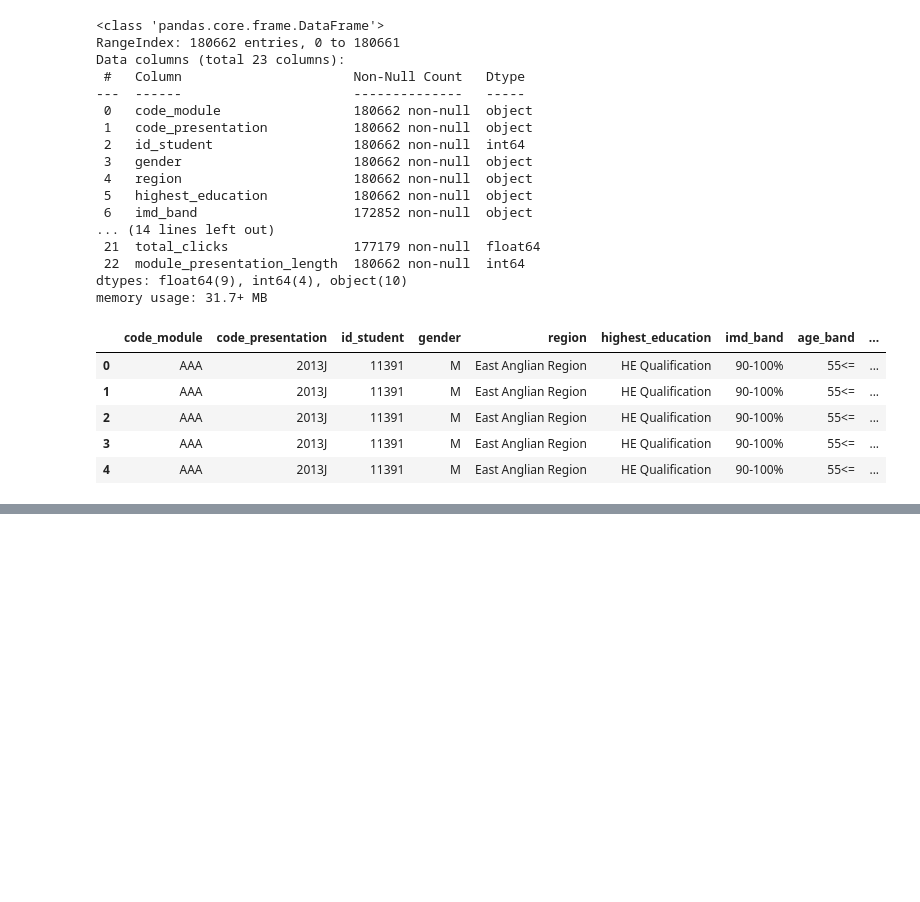
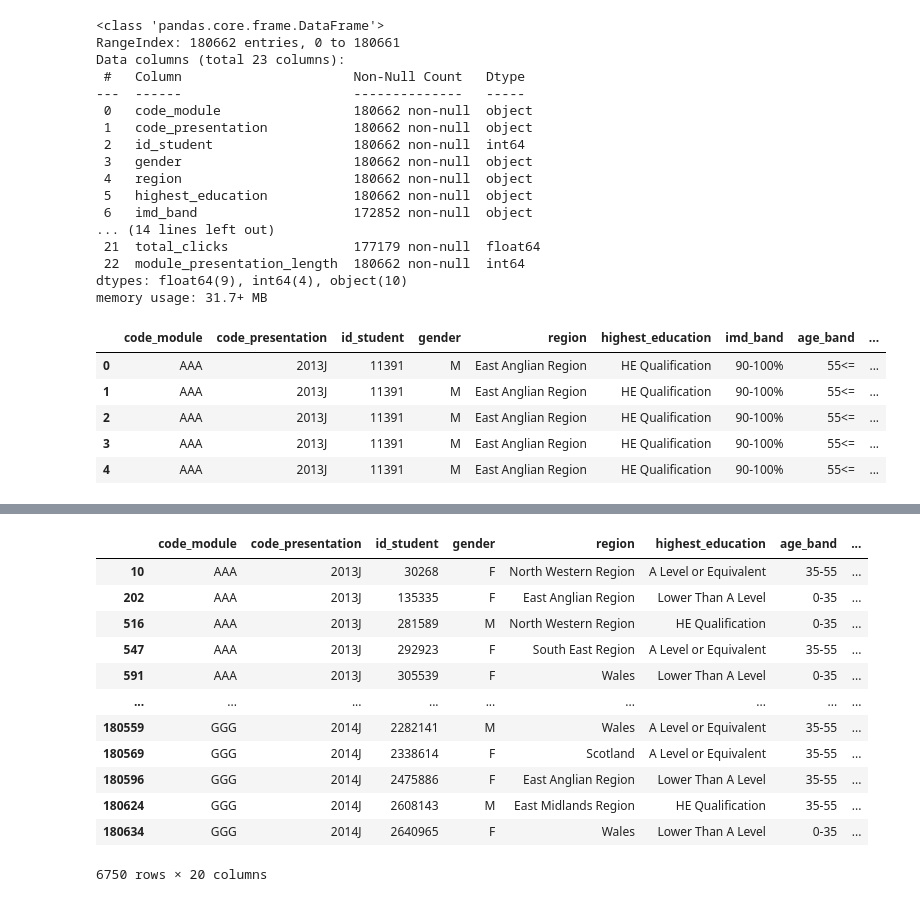
Before and after one commit to noora-ekramy/Open-University-Learning-Analytics-dataset-OULAD-, a Jupyter notebook: Oulad.ipynb, the cells around one changed output, grey strips where cells are left out. Saved outputs shown, nothing was run; the diff lists cells and outputs as text; code cells hidden in the pictures; blank space fills up the shorter version.

```diff
--- a/Oulad.ipynb
+++ b/Oulad.ipynb
@@ -399,0 +394,4 @@ final_df.groupby(['id_student', 'code_module', 'code_presentation']).agg({
+# %%
+final_df = final_df.drop(["date_registration" , "date_unregistration"],axis=1)
+# %%
+final_df = final_df.drop(["imd_band"],axis=1)
@@ -399,0 +420,16 @@ final_df.groupby(['id_student', 'code_module', 'code_presentation']).agg({
+# %%
+final_df[final_df["weight"].isna()]
+# %% [output]
+|  | code_module | code_presentation | id_student | gender | region | highest_education | age_band | ... |
+| 10 | AAA | 2013J | 30268 | F | North Western Region | A Level or Equivalent | 35-55 | ... |
+| 202 | AAA | 2013J | 135335 | F | East Anglian Region | Lower Than A Level | 0-35 | ... |
+| 516 | AAA | 2013J | 281589 | M | North Western Region | HE Qualification | 0-35 | ... |
+| 547 | AAA | 2013J | 292923 | F | South East Region | A Level or Equivalent | 35-55 | ... |
+| 591 | AAA | 2013J | 305539 | F | Wales | Lower Than A Level | 0-35 | ... |
+| ... | ... | ... | ... | ... | ... | ... | ... | ... |
+| 180559 | GGG | 2014J | 2282141 | M | Wales | A Level or Equivalent | 35-55 | ... |
+| 180569 | GGG | 2014J | 2338614 | F | Scotland | A Level or Equivalent | 35-55 | ... |
+| 180596 | GGG | 2014J | 2475886 | F | East Anglian Region | Lower Than A Level | 35-55 | ... |
+| 180624 | GGG | 2014J | 2608143 | M | East Midlands Region | HE Qualification | 35-55 | ... |
+| 180634 | GGG | 2014J | 2640965 | F | Wales | Lower Than A Level | 0-35 | ... |
+6750 rows × 20 columns
```
Also changed, not shown: parts of 37 cells of this notebook.
